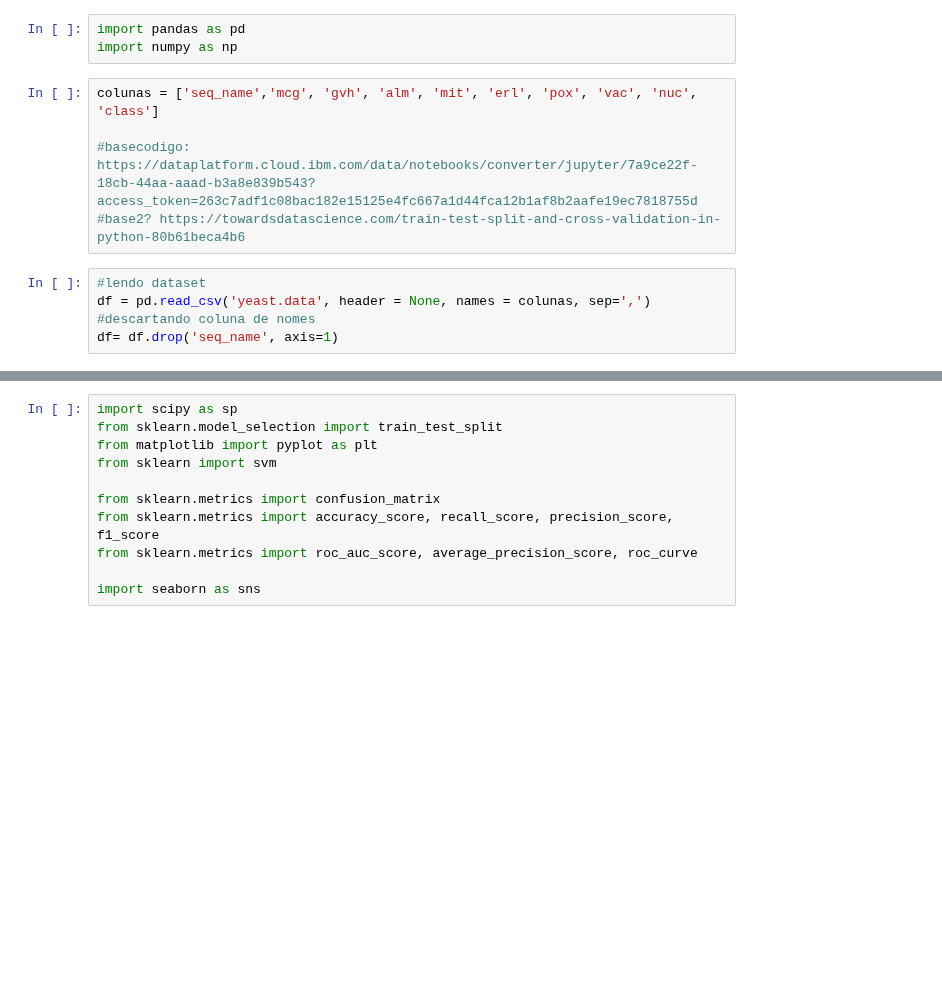
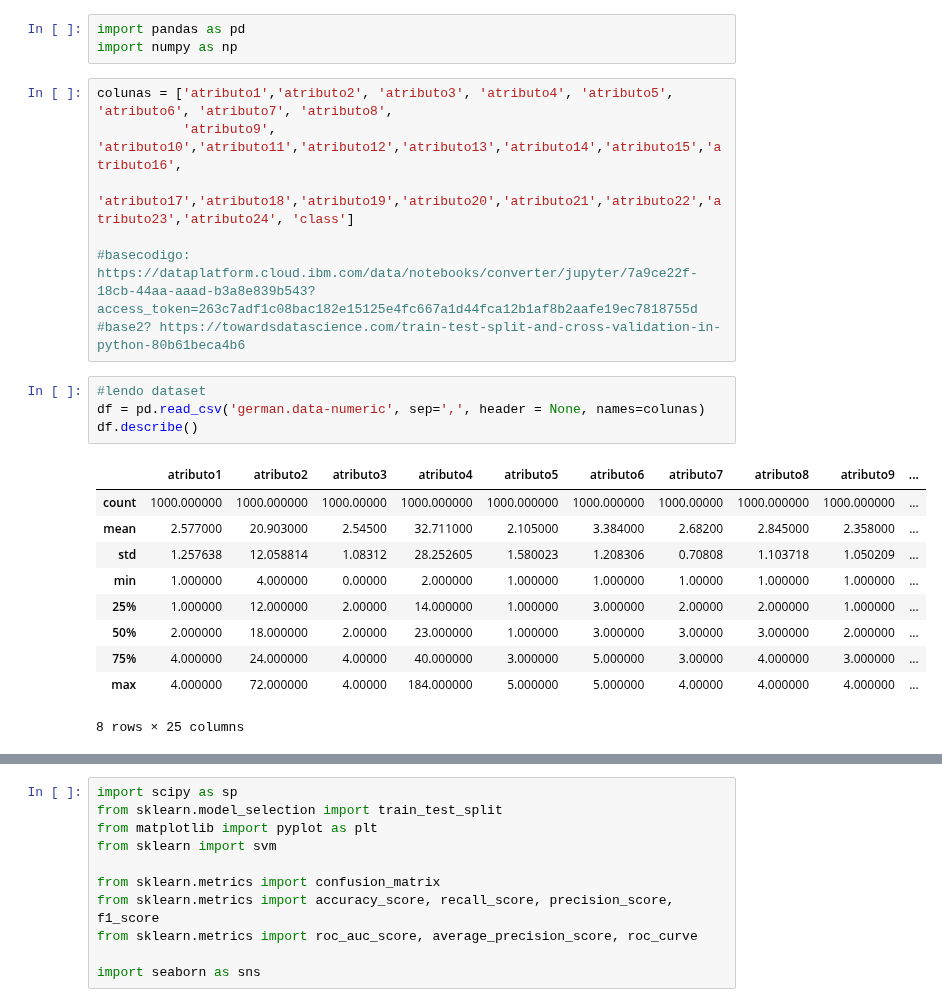
Before and after one commit to eduardoluiz7/SI-2018-2, a Jupyter notebook: Modelos de Aprendizagem.ipynb, the cells around one changed output, grey strips where cells are left out. Drawn from its saved outputs; the diff is of its cells as text; blank space fills up the shorter version.

```diff
--- a/Modelos de Aprendizagem.ipynb
+++ b/Modelos de Aprendizagem.ipynb
@@ -2,12 +2,24 @@
 import pandas as pd
 import numpy as np
 # %%
-colunas = ['seq_name','mcg', 'gvh', 'alm', 'mit', 'erl', 'pox', 'vac', 'nuc', 'class']
+colunas = ['atributo1','atributo2', 'atributo3', 'atributo4', 'atributo5', 'atributo6', 'atributo7', 'atributo8',
+           'atributo9', 'atributo10','atributo11','atributo12','atributo13','atributo14','atributo15','atributo16',
+           'atributo17','atributo18','atributo19','atributo20','atributo21','atributo22','atributo23','atributo24', 'class']
 
 #basecodigo: https://dataplatform.cloud.ibm.com/data/notebooks/converter/jupyter/7a9ce22f-18cb-44aa-aaad-b3a8e839b543?access_token=263c7adf1c08bac182e15125e4fc667a1d44fca12b1af8b2aafe19ec7818755d
 #base2? https://towardsdatascience.com/train-test-split-and-cross-validation-in-python-80b61beca4b6
 # %%
 #lendo dataset
-df = pd.read_csv('yeast.data', header = None, names = colunas, sep=',')
-#descartando coluna de nomes
-df= df.drop('seq_name', axis=1)
+df = pd.read_csv('german.data-numeric', sep=',', header = None, names=colunas)
+df.describe()
+# %% [output]
+|  | atributo1 | atributo2 | atributo3 | atributo4 | atributo5 | atributo6 | atributo7 | atributo8 | atributo9 | ... |
+| count | 1000.000000 | 1000.000000 | 1000.00000 | 1000.000000 | 1000.000000 | 1000.000000 | 1000.00000 | 1000.000000 | 1000.000000 | ... |
+| mean | 2.577000 | 20.903000 | 2.54500 | 32.711000 | 2.105000 | 3.384000 | 2.68200 | 2.845000 | 2.358000 | ... |
+| std | 1.257638 | 12.058814 | 1.08312 | 28.252605 | 1.580023 | 1.208306 | 0.70808 | 1.103718 | 1.050209 | ... |
+| min | 1.000000 | 4.000000 | 0.00000 | 2.000000 | 1.000000 | 1.000000 | 1.00000 | 1.000000 | 1.000000 | ... |
+| 25% | 1.000000 | 12.000000 | 2.00000 | 14.000000 | 1.000000 | 3.000000 | 2.00000 | 2.000000 | 1.000000 | ... |
+| 50% | 2.000000 | 18.000000 | 2.00000 | 23.000000 | 1.000000 | 3.000000 | 3.00000 | 3.000000 | 2.000000 | ... |
+| 75% | 4.000000 | 24.000000 | 4.00000 | 40.000000 | 3.000000 | 5.000000 | 3.00000 | 4.000000 | 3.000000 | ... |
+| max | 4.000000 | 72.000000 | 4.00000 | 184.000000 | 5.000000 | 5.000000 | 4.00000 | 4.000000 | 4.000000 | ... |
+8 rows × 25 columns
```
Also changed, not shown: parts of 14 cells of this notebook, 4 other files.
